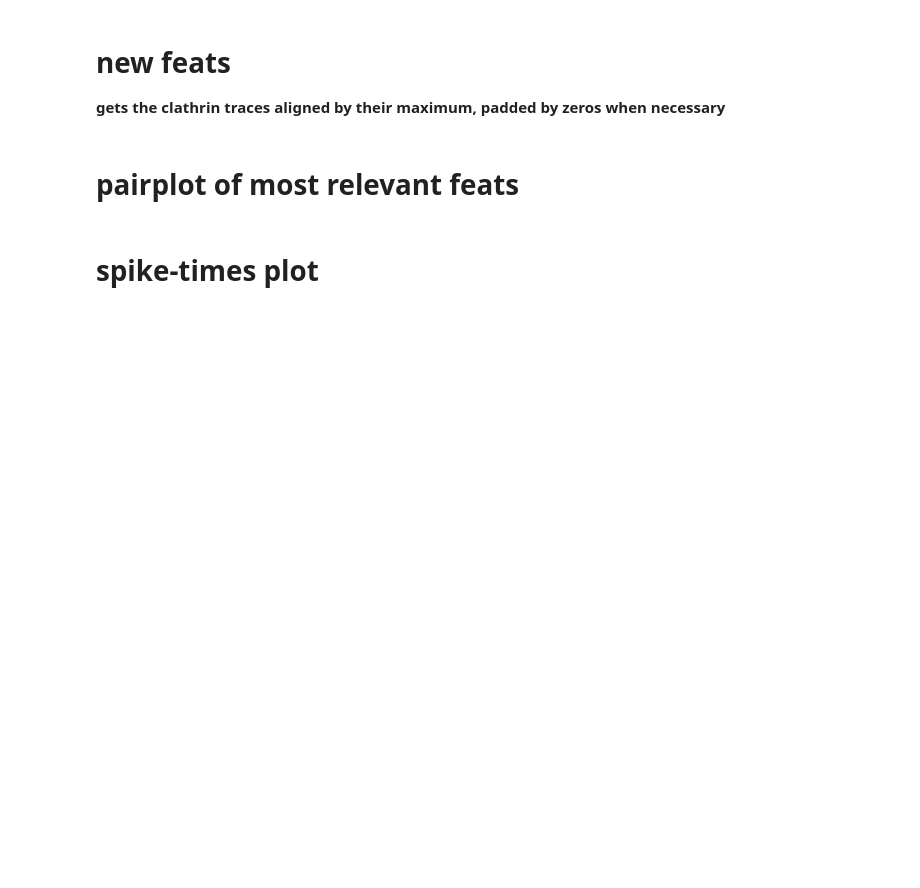
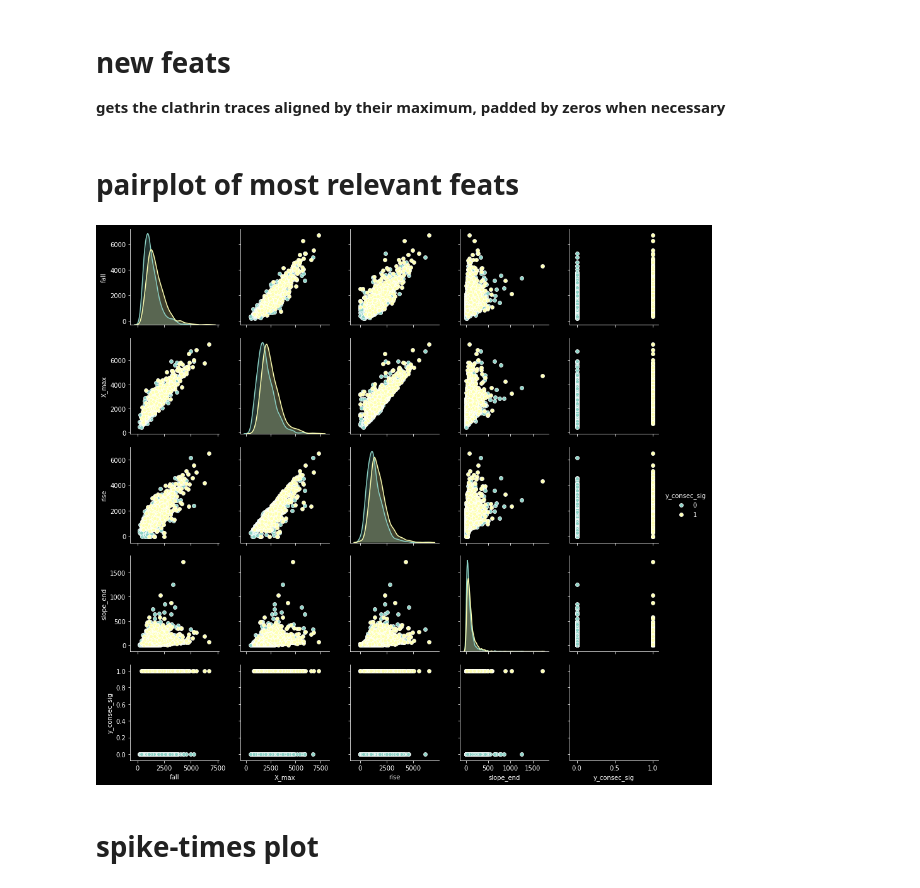
Before and after one commit to Yu-Group/molecular-partner-prediction, a Jupyter notebook: 00_eda.ipynb, the cells around one changed output. Cells and saved outputs as stored; diff of their text form; code cells hidden in the pictures; blank space fills up the shorter version.

```diff
--- a/00_eda.ipynb
+++ b/00_eda.ipynb
@@ -55,0 +37,4 @@ df = data_tracks.get_data()
+# %%
+x = np.arange(5).reshape(-1, 1)
+df['end_linear_fit'] = [LinearRegression().fit(x, end).coef_[0] for end in df['X_ends']]
+df['start_linear_fit'] = [LinearRegression().fit(x, start).coef_[0] for start in df['X_starts']]
@@ -225,9 +214,12 @@ plt.show()
 # %% [markdown]
 # pairplot of most relevant feats
 # %%
-d = df[['fall', 'X_max', 'rise', 'X_mean', 'y_consec_sig']]
+d = df[['fall', 'X_max', 'rise', 'slope_end', 'y_consec_sig']]
 sns.pairplot(d, hue='y_consec_sig')
+plt.savefig('out.pdf')
 plt.show()
+# %% [output]
+[figure, added]
 # %%
 d = df[['fall', 'fall_extended', 'fall_late_extended'] + ['y_consec_sig']]
 sns.pairplot(d, hue='y_consec_sig')
```
Also changed, not shown: parts of 2 cells of this notebook, 4 other files.
